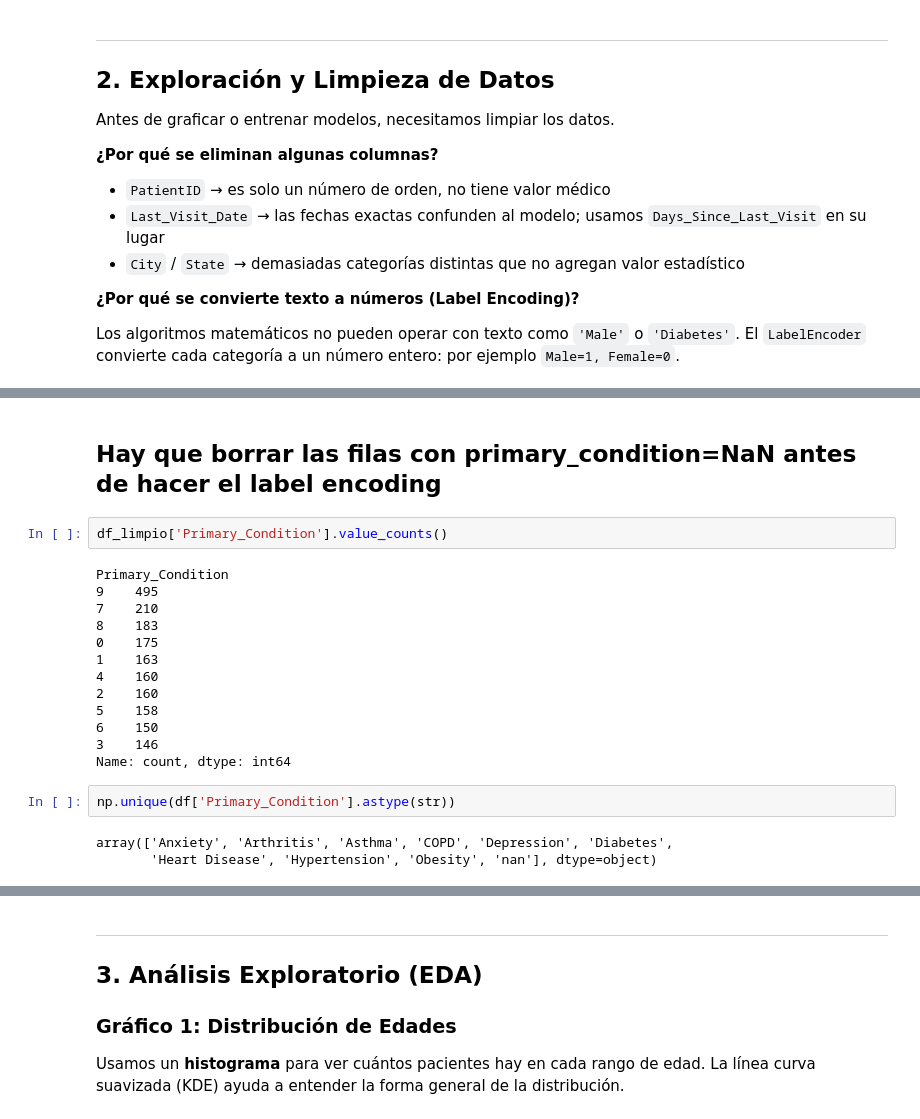
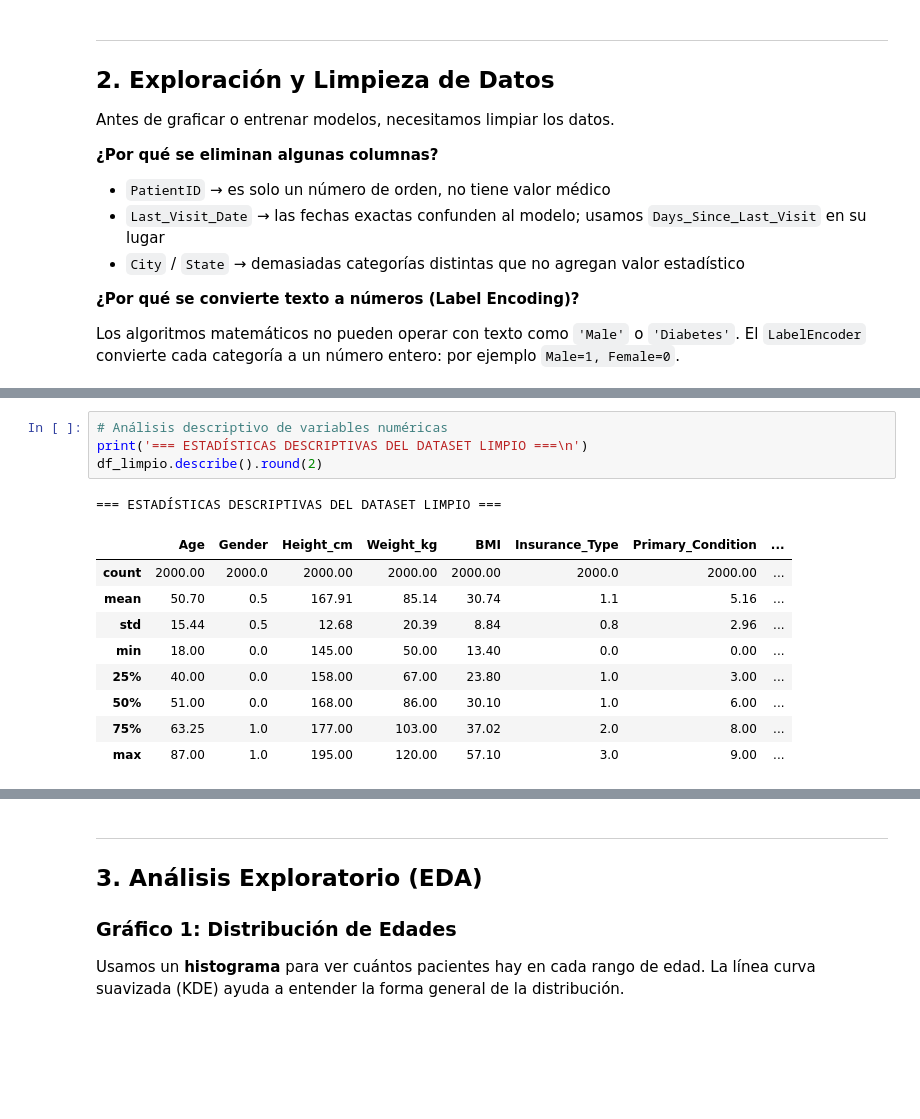
Before and after one commit to valentinarias-dtsc/taller_bigdata_2, a Jupyter notebook: Trabajo_BigData2.ipynb, the cells around one changed output, grey strips where cells are left out. Drawn from its saved outputs; the diff is of its cells as text; blank space fills up the shorter version.

```diff
--- a/Trabajo_BigData2.ipynb
+++ b/Trabajo_BigData2.ipynb
@@ -100,25 +103,18 @@ Primeras filas del dataset limpio (todo numérico):
 | 2 | 58 | 0 | 156 | 91 | 37.4 | 2 | 2 | ... |
 | 3 | 43 | 0 | 152 | 92 | 39.8 | 1 | 7 | ... |
 | 4 | 53 | 0 | 167 | 51 | 18.3 | 0 | 2 | ... |
-# %% [markdown]
-## Hay que borrar las filas con primary_condition=NaN antes de hacer el label encoding
-# %%
-df_limpio['Primary_Condition'].value_counts()
-# %% [output]
-Primary_Condition
-9    495
-7    210
-8    183
-0    175
-1    163
-4    160
-2    160
-5    158
-6    150
-3    146
-Name: count, dtype: int64
-# %%
-np.unique(df['Primary_Condition'].astype(str))
-# %% [output]
-array(['Anxiety', 'Arthritis', 'Asthma', 'COPD', 'Depression', 'Diabetes',
-       'Heart Disease', 'Hypertension', 'Obesity', 'nan'], dtype=object)
+# %%
+# Análisis descriptivo de variables numéricas
+print('=== ESTADÍSTICAS DESCRIPTIVAS DEL DATASET LIMPIO ===\n')
+df_limpio.describe().round(2)
+# %% [output]
+=== ESTADÍSTICAS DESCRIPTIVAS DEL DATASET LIMPIO ===
+|  | Age | Gender | Height_cm | Weight_kg | BMI | Insurance_Type | Primary_Condition | ... |
+| count | 2000.00 | 2000.0 | 2000.00 | 2000.00 | 2000.00 | 2000.0 | 2000.00 | ... |
+| mean | 50.70 | 0.5 | 167.91 | 85.14 | 30.74 | 1.1 | 5.16 | ... |
+| std | 15.44 | 0.5 | 12.68 | 20.39 | 8.84 | 0.8 | 2.96 | ... |
+| min | 18.00 | 0.0 | 145.00 | 50.00 | 13.40 | 0.0 | 0.00 | ... |
+| 25% | 40.00 | 0.0 | 158.00 | 67.00 | 23.80 | 1.0 | 3.00 | ... |
+| 50% | 51.00 | 0.0 | 168.00 | 86.00 | 30.10 | 1.0 | 6.00 | ... |
+| 75% | 63.25 | 1.0 | 177.00 | 103.00 | 37.02 | 2.0 | 8.00 | ... |
+| max | 87.00 | 1.0 | 195.00 | 120.00 | 57.10 | 3.0 | 9.00 | ... |
```
Also changed, not shown: parts of 7 cells of this notebook.
